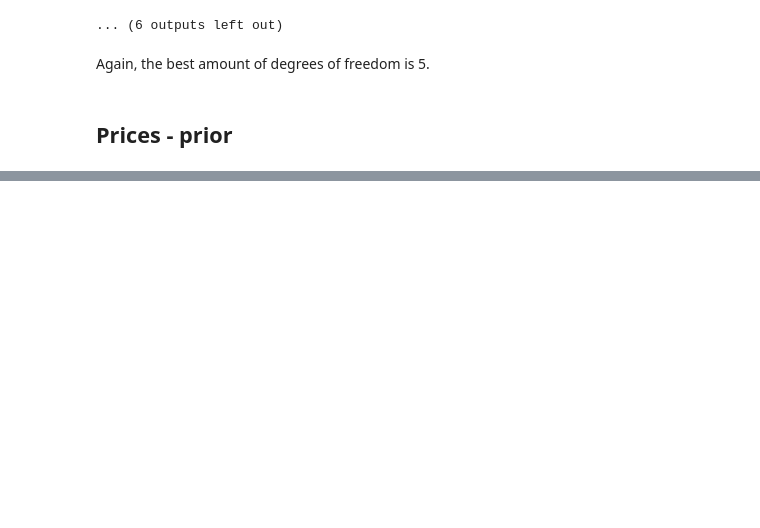
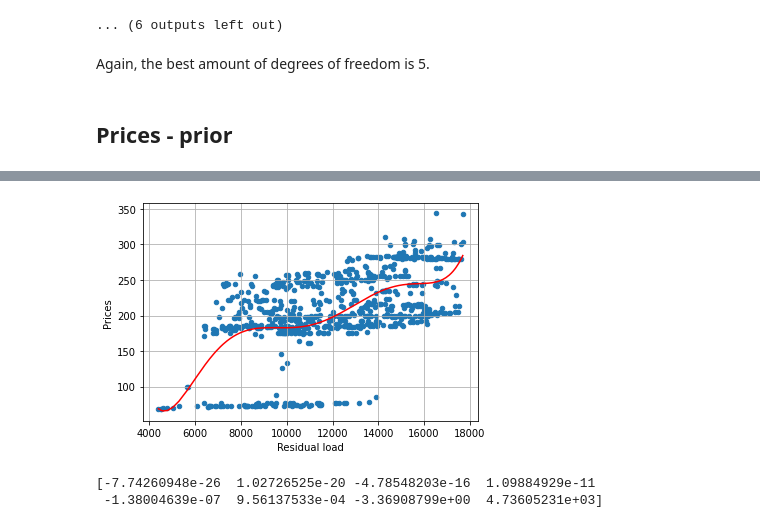
Before and after one commit to pilarskimarcin/ProjektDataAnalytics, a Jupyter notebook: model.ipynb, the cells around one changed output, grey strips where cells are left out. Cells and saved outputs as stored; diff of their text form; code cells hidden in the pictures; blank space fills up the shorter version.

Commit message:
Prices prior and posterior

```diff
--- a/model.ipynb
+++ b/model.ipynb
@@ -338,16 +365,17 @@ Again, the best amount of degrees of freedom is 5.
 # %%
-data = df_zapotrzebowanie.loc[:, ["Data_i_Godzina", "Sumaryczna generacja nJWCD", "Krajowe zapotrzebowanie na moc"]]
+data = df_zapotrzebowanie.loc[:, ["Data_i_Godzina", "Sumaryczna generacja nJWCD", "Sumaryczna generacja JWCD", "Krajowe zapotrzebowanie na moc", "Dzień tygodnia"]]
 data.insert(len(data.columns), "Prices", [
     df_ceny.loc[df_ceny["Data_i_Godzina"] == data.iloc[i]["Data_i_Godzina"]]["CRO"].values[0] for i in range(len(data))
     ])
+# data = data[data["Dzień tygodnia"].between(0, 4, "both")]
+# data = data[data["Prices"] > 150]
 data["Residual load"] = data["Krajowe zapotrzebowanie na moc"] - data["Sumaryczna generacja nJWCD"]
 
-for y in ["Sumaryczna generacja nJWCD", "Krajowe zapotrzebowanie na moc", "Residual load"]:
-    data.plot(x=y, y="Prices", kind="scatter", grid=True)
-    plt.plot(sorted(data[y].unique()), data.groupby([y], sort=True).median()["Prices"], "r-")
-    plt.show()
-    ax = data.plot(x="Data_i_Godzina", y=y)
-    ax2 = ax.twinx()
-    data.plot(x="Data_i_Godzina", y="Prices", ax=ax2, style="r-")
-    plt.show()
+data.plot(x="Residual load", y="Prices", kind="scatter", grid=True)
+plt.plot(sorted(data["Residual load"].unique()), data.groupby(["Residual load"], sort=True).median()["Prices"], "r-")
+plt.show()
+ax = data.plot(x="Data_i_Godzina", y="Residual load")
+ax2 = ax.twinx()
+data.plot(x="Data_i_Godzina", y="Prices", ax=ax2, style="r-")
+plt.show()
 # %% [output]
@@ -359,0 +384,13 @@ for y in ["Sumaryczna generacja nJWCD", "Krajowe zapotrzebowanie na moc", "Resid
+# %%
+x = data["Residual load"]
+data.plot(x="Residual load", y="Prices", kind="scatter", grid=True)
+coef_prices = np.polyfit(x, data["Prices"], 7)  # Degree
+p = np.poly1d(coef_prices)
+x = np.sort(x.drop_duplicates().to_numpy())
+plt.plot(x, p(x), "r-")
+plt.show()
+print(coef_prices)
+# %% [output]
+[figure, added]
+[-7.74260948e-26  1.02726525e-20 -4.78548203e-16  1.09884929e-11
+ -1.38004639e-07  9.56137533e-04 -3.36908799e+00  4.73605231e+03]
```
Also changed, not shown: parts of 19 cells of this notebook, 9 other files.
